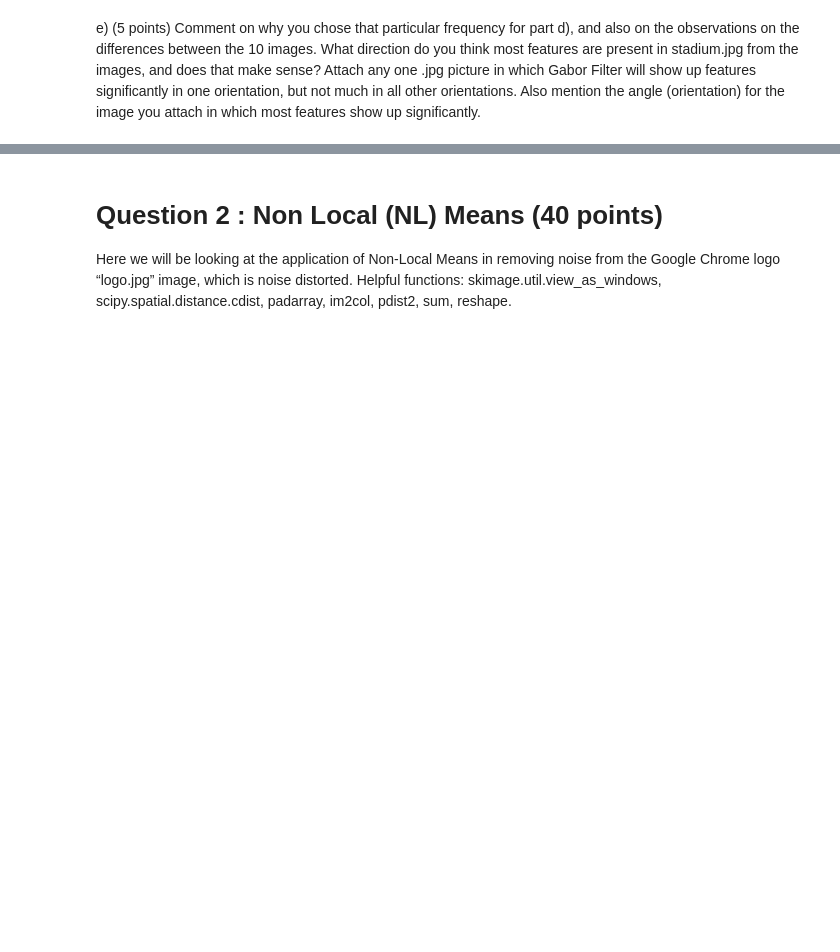
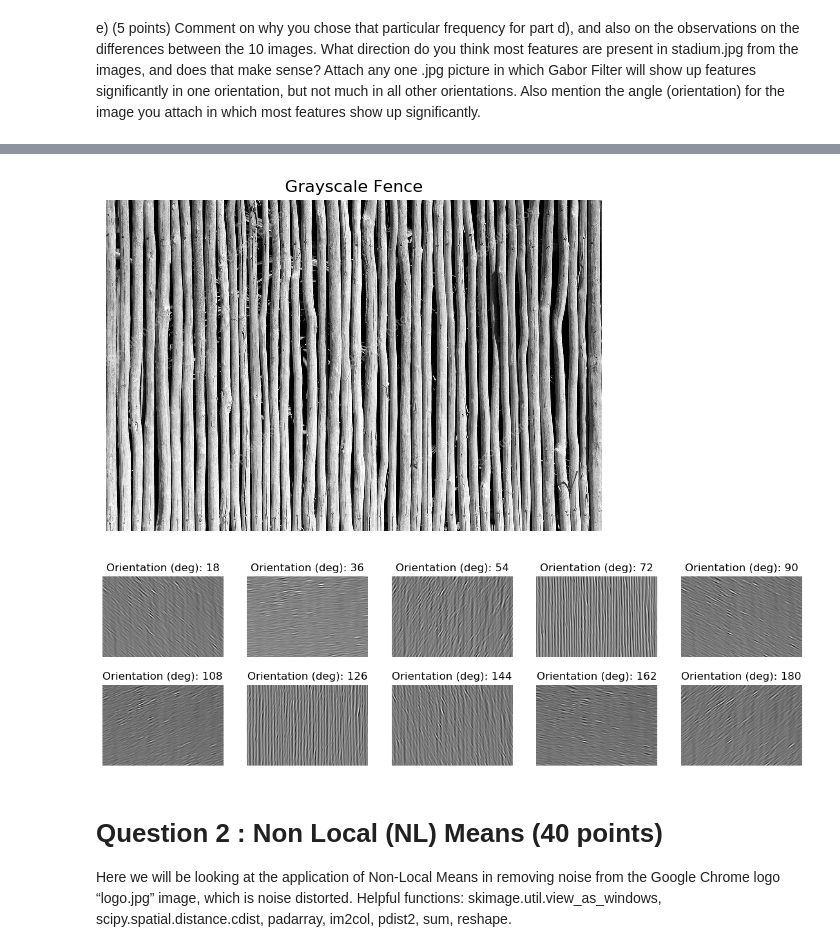
Before and after one commit to sidharthNair/digital-image-processing, a Jupyter notebook: hw3/HW3.ipynb, the cells around one changed output, grey strips where cells are left out. Saved outputs shown, nothing was run; the diff lists cells and outputs as text; code cells hidden in the pictures; blank space fills up the shorter version.

```diff
--- a/hw3/HW3.ipynb
+++ b/hw3/HW3.ipynb
@@ -82,3 +88,26 @@ the image you attach in which most features show up significantly.
+# %%
+fence = mpimg.imread('images/q1_fence.jpg')
+g_fence = color.rgb2gray(fence)
+
+imgplot = plt.imshow(g_fence, cmap='gray')
+plt.title('Grayscale Fence')
+plt.axis('off')
+plt.show()
+
+fig = plt.figure(figsize=(14, 4))
+ax = []
+for i in range(10):
+    ax.append(fig.add_subplot(2,5,i+1))
+    ax[i].axis('off')
+    frequency = 70
+    orientaiton = 18 * (i + 1)
+    ax[i].title.set_text('Orientation (deg): ' + str(orientaiton))
+    real, imag = gaborfilt_2(g_fence, frequency, orientaiton)
+    ax[i].imshow(real, cmap='gray')
+plt.show()
+# %% [output]
+[figure, added]
+[figure, added]
 # %% [markdown]
 # Question 2 : Non Local (NL) Means (40 points)
 Here we will be looking at the application of Non-Local Means in removing noise from the
```
Also changed, not shown: parts of 7 cells of this notebook, 2 other files.
